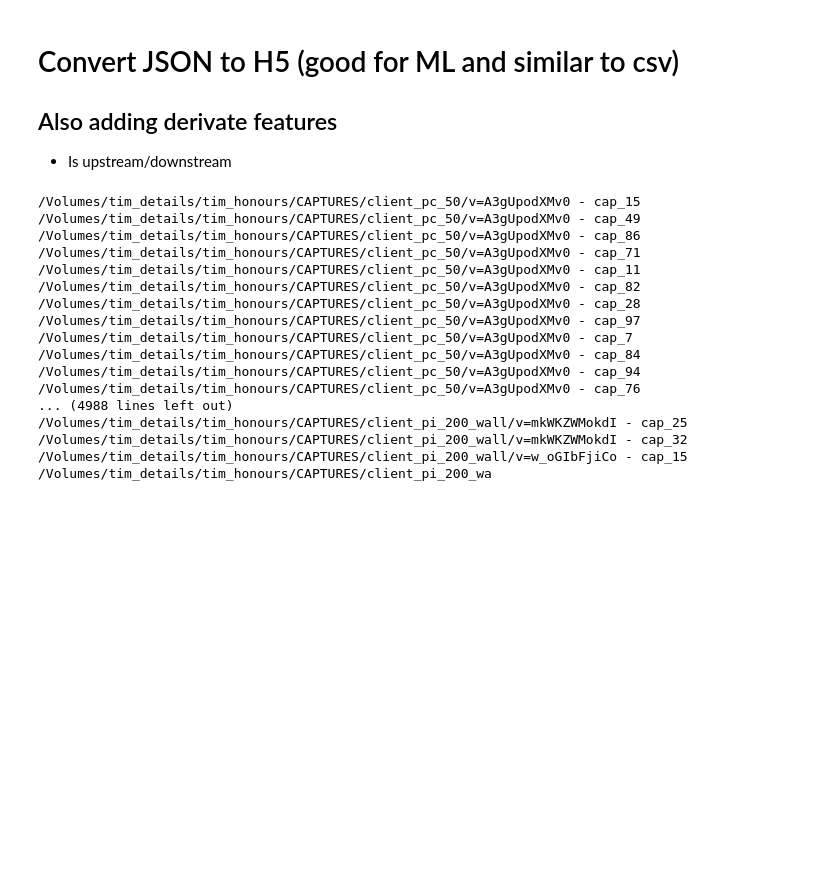
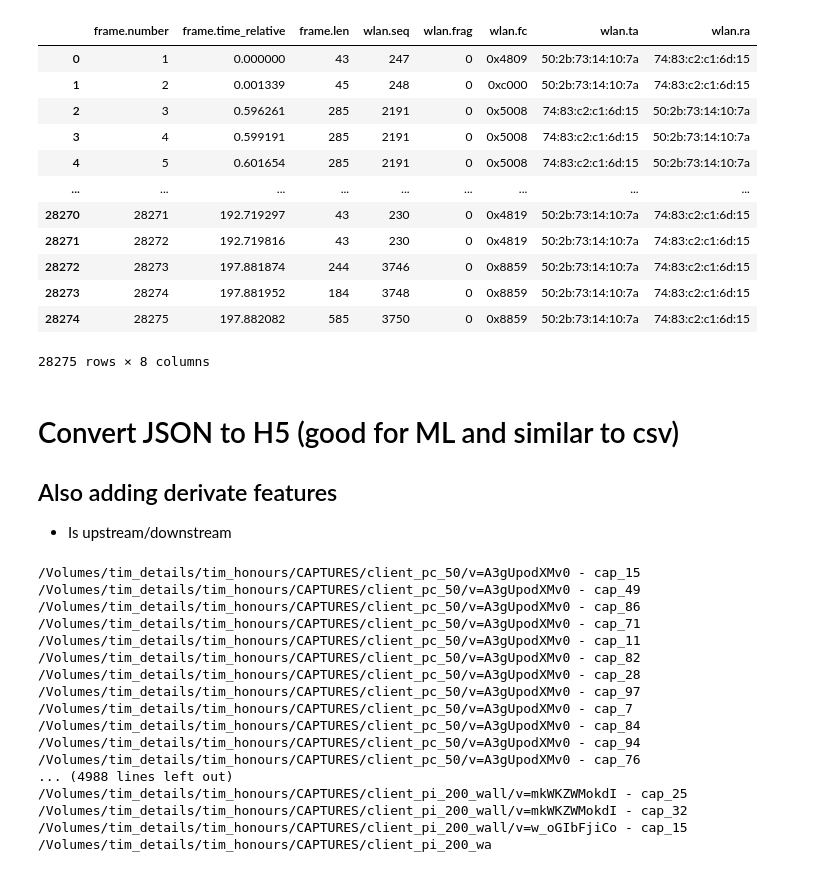
Before and after one commit to tlee08/XL-NTA_honours_dev, a Jupyter notebook: 2_analyse/analyse_wlan.ipynb, the cells around one changed output. Saved outputs shown, nothing was run; the diff lists cells and outputs as text; code cells hidden in the pictures; blank space fills up the shorter version.

```diff
--- a/2_analyse/analyse_wlan.ipynb
+++ b/2_analyse/analyse_wlan.ipynb
@@ -7,6 +7,29 @@ from subprocess import Popen, PIPE, run
 
 import warnings
 warnings.filterwarnings("ignore")
+# %%
+import pandas as pd
+# df = pd.read_hdf("/Volumes/tim_details/tim_honours/CAPTURES/client_pc_200/v=3InbMow9IYo/wlan_h5/cap_0.h5", key=WLANFuncs.H5_WLAN_KEY, mode="r")
+df[[
+    'frame.number', 'frame.time_relative', 'frame.len',
+    # 'wlan_radio.signal_dbm',
+    'wlan.seq', 'wlan.frag', 'wlan.fc',
+    'wlan.ta', 'wlan.ra',
+]]
+# %% [output]
+|  | frame.number | frame.time_relative | frame.len | wlan.seq | wlan.frag | wlan.fc | wlan.ta | wlan.ra |
+| 0 | 1 | 0.000000 | 43 | 247 | 0 | 0x4809 | 50:2b:73:14:10:7a | 74:83:c2:c1:6d:15 |
+| 1 | 2 | 0.001339 | 45 | 248 | 0 | 0xc000 | 50:2b:73:14:10:7a | 74:83:c2:c1:6d:15 |
+| 2 | 3 | 0.596261 | 285 | 2191 | 0 | 0x5008 | 74:83:c2:c1:6d:15 | 50:2b:73:14:10:7a |
+| 3 | 4 | 0.599191 | 285 | 2191 | 0 | 0x5008 | 74:83:c2:c1:6d:15 | 50:2b:73:14:10:7a |
+| 4 | 5 | 0.601654 | 285 | 2191 | 0 | 0x5008 | 74:83:c2:c1:6d:15 | 50:2b:73:14:10:7a |
+| ... | ... | ... | ... | ... | ... | ... | ... | ... |
+| 28270 | 28271 | 192.719297 | 43 | 230 | 0 | 0x4819 | 50:2b:73:14:10:7a | 74:83:c2:c1:6d:15 |
+| 28271 | 28272 | 192.719816 | 43 | 230 | 0 | 0x4819 | 50:2b:73:14:10:7a | 74:83:c2:c1:6d:15 |
+| 28272 | 28273 | 197.881874 | 244 | 3746 | 0 | 0x8859 | 50:2b:73:14:10:7a | 74:83:c2:c1:6d:15 |
+| 28273 | 28274 | 197.881952 | 184 | 3748 | 0 | 0x8859 | 50:2b:73:14:10:7a | 74:83:c2:c1:6d:15 |
+| 28274 | 28275 | 197.882082 | 585 | 3750 | 0 | 0x8859 | 50:2b:73:14:10:7a | 74:83:c2:c1:6d:15 |
+28275 rows × 8 columns
 # %% [markdown]
 # Convert JSON to H5 (good for ML and similar to csv)
 ## Also adding derivate features
```
Also changed, not shown: 5 other files.
